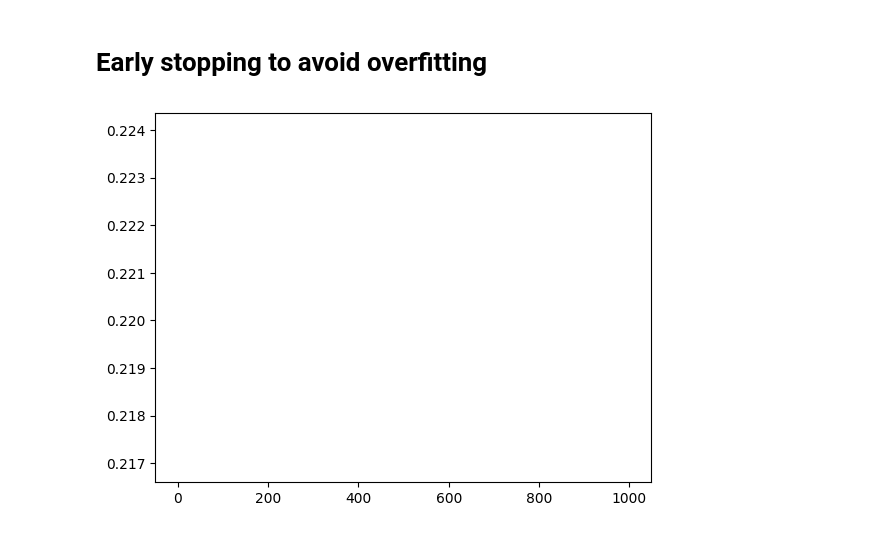
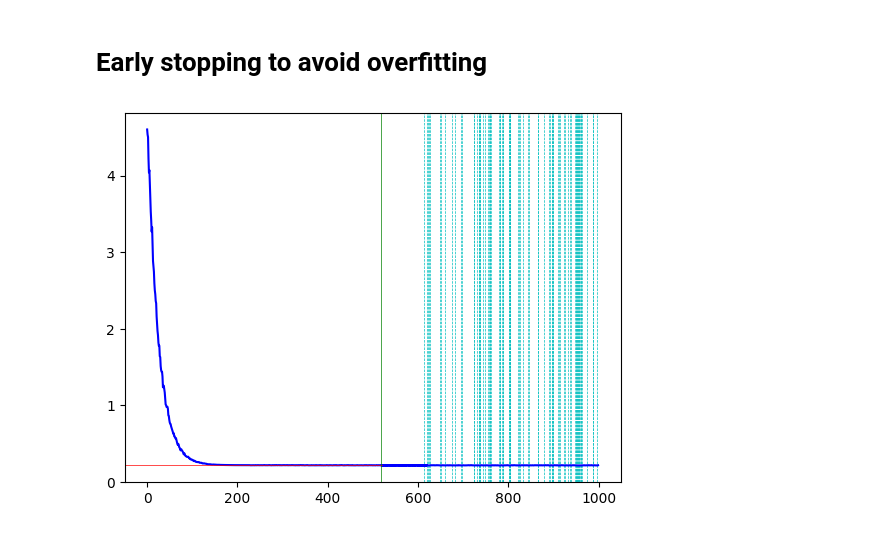
Before and after one commit to VanshSinghavi/Machine-Learning-Basics, a Jupyter notebook: models.ipynb, the cells around one changed output. Saved outputs shown, nothing was run; the diff lists cells and outputs as text; code cells hidden in the pictures.

```diff
--- a/models.ipynb
+++ b/models.ipynb
@@ -415,35 +415,45 @@ poly_scaler_50 = Pipeline([
 
 X_reg_train, X_reg_val, y_reg_train, y_reg_val = train_test_split(X_regularization, y_regularization, test_size=0.2, random_state=42)
 
 X_train_poly_scaled = poly_scaler_50.fit_transform(X_reg_train)
 X_val_poly_scaled = poly_scaler_50.transform(X_reg_val)
 
 sgd_reg_es = SGDRegressor(max_iter=1, tol=1e-7, penalty=None, learning_rate='constant', warm_start=True, eta0=0.0005)
 
 minimum_val_error = float('inf')
 best_epoch = None
 best_model = None
 
+plot_y = []
+plot_x = []
+
 for epoch in range(1000):
     sgd_reg_es.fit(X_train_poly_scaled, y_reg_train.ravel())
     y_reg_val_predict = sgd_reg_es.predict(X_val_poly_scaled)
     val_error = mean_squared_error(y_reg_val, y_reg_val_predict)
 
-    plt.plot(epoch, val_error, 'b-')
+    plot_y.append(val_error)
+    plot_x.append(epoch)
+
     if (val_error < minimum_val_error):
         minimum_val_error = val_error
         best_epoch = epoch
         best_model = clone(sgd_reg_es)
-    if (epoch - best_epoch > 50):
+    if (epoch - best_epoch > 100):
         break
 
 for epoch in range(best_epoch, 1000):
     sgd_reg_es.fit(X_train_poly_scaled, y_reg_train.ravel())
     y_reg_val_predict = sgd_reg_es.predict(X_val_poly_scaled)
     val_error = mean_squared_error(y_reg_val, y_reg_val_predict)
+    if (val_error < minimum_val_error):
+        plt.axvline(x=epoch, color='c', linestyle='--', linewidth=0.5)
+    plot_y.append(val_error)
+    plot_x.append(epoch)
 
-    plt.plot(epoch, val_error, 'g-')
-
+plt.plot(plot_x, plot_y, 'b-', linewidth=1.5)
+plt.axhline(y=minimum_val_error, xmax=best_epoch / 1000, color='r', linestyle='-', linewidth=0.5)
+plt.axvline(x=best_epoch, color='g', linestyle='-', linewidth=0.5)
 plt.show()
 # %% [output]
-[figure, old version]
+[figure, new version]
```
Also changed, not shown: parts of 1 cell of this notebook, 1 other file.
